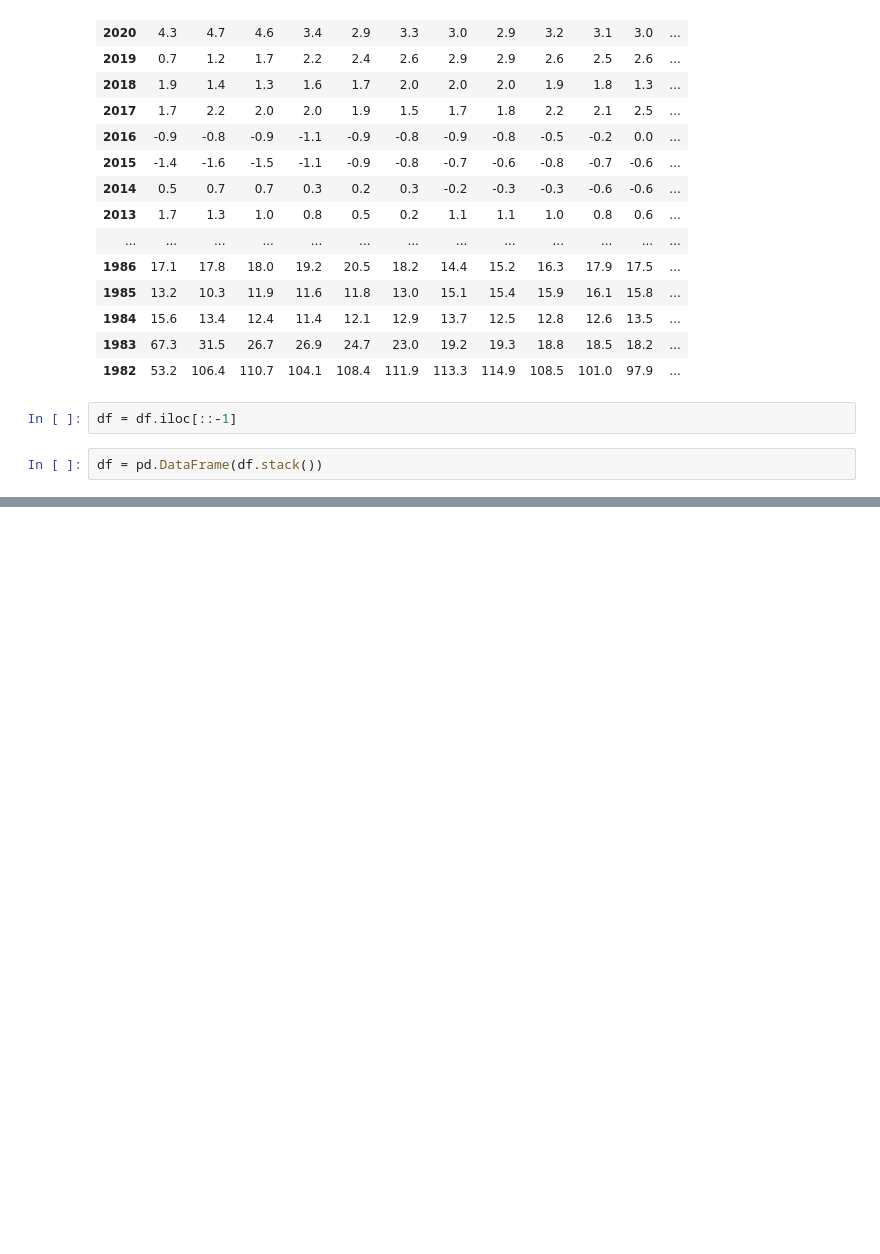
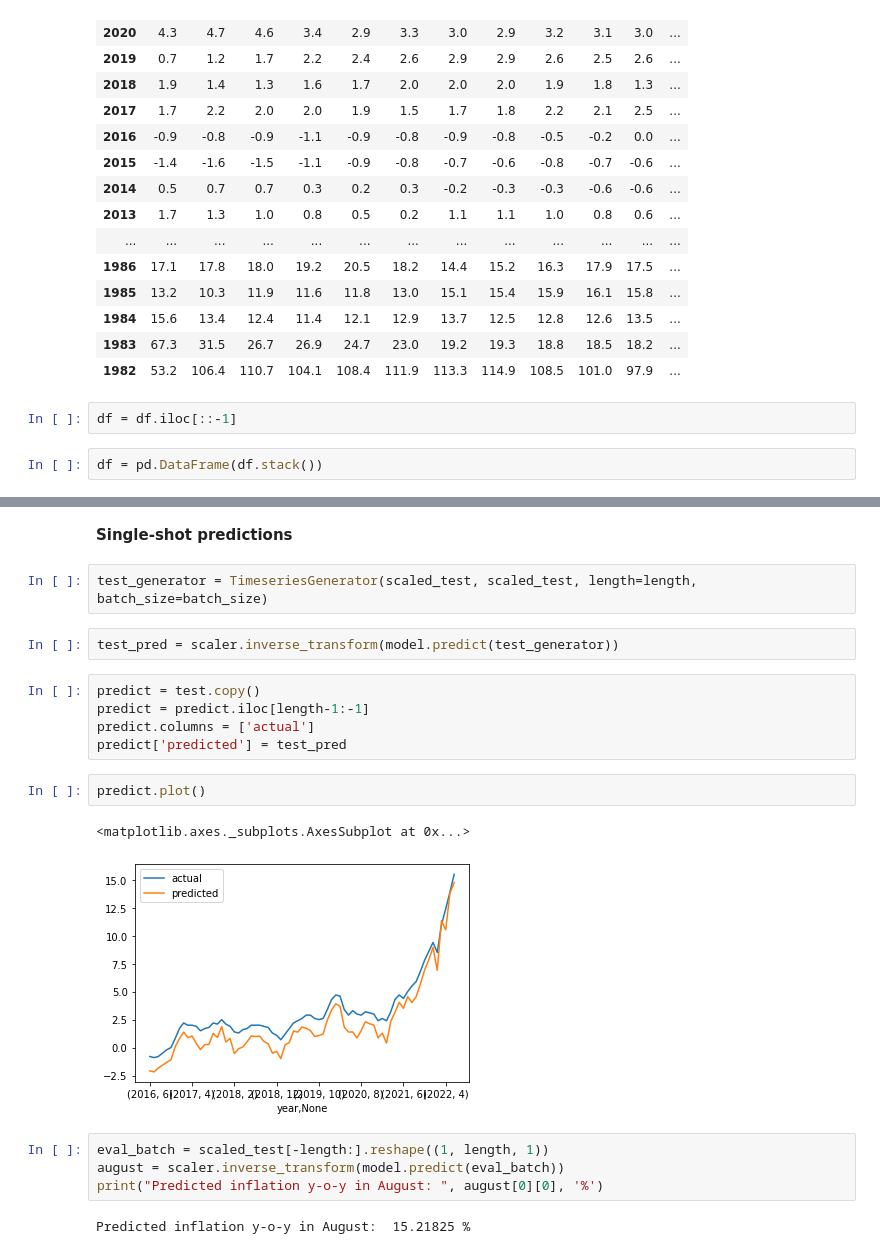
Before and after one commit to monikachudyba/ArtificialNeuralNetworkProjects, a Jupyter notebook: RNN-EconomicIndicators.ipynb, the cells around one changed output, grey strips where cells are left out. Drawn from its saved outputs; the diff is of its cells as text; blank space fills up the shorter version.

```diff
--- a/RNN-EconomicIndicators.ipynb
+++ b/RNN-EconomicIndicators.ipynb
@@ -73,0 +196,22 @@ df.plot()
+# %% [markdown]
+**Single-shot predictions**
+# %%
+test_generator = TimeseriesGenerator(scaled_test, scaled_test, length=length, batch_size=batch_size)
+# %%
+test_pred = scaler.inverse_transform(model.predict(test_generator))
+# %%
+predict = test.copy()
+predict = predict.iloc[length-1:-1]
+predict.columns = ['actual']
+predict['predicted'] = test_pred
+# %%
+predict.plot()
+# %% [output]
+<matplotlib.axes._subplots.AxesSubplot at 0x...>
+[figure, added]
+# %%
+eval_batch = scaled_test[-length:].reshape((1, length, 1))
+august = scaler.inverse_transform(model.predict(eval_batch))
+print("Predicted inflation y-o-y in August: ", august[0][0], '%')
+# %% [output]
+Predicted inflation y-o-y in August:  15.21825 %
```
Also changed, not shown: parts of 32 cells of this notebook, 1 other file.
